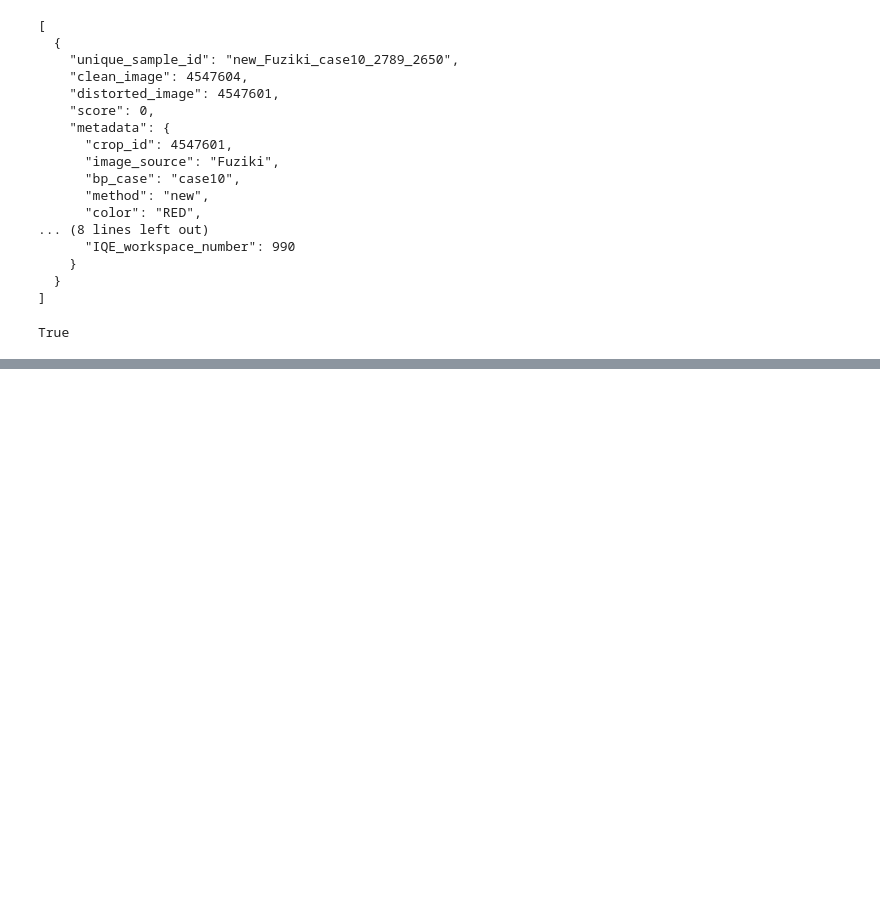
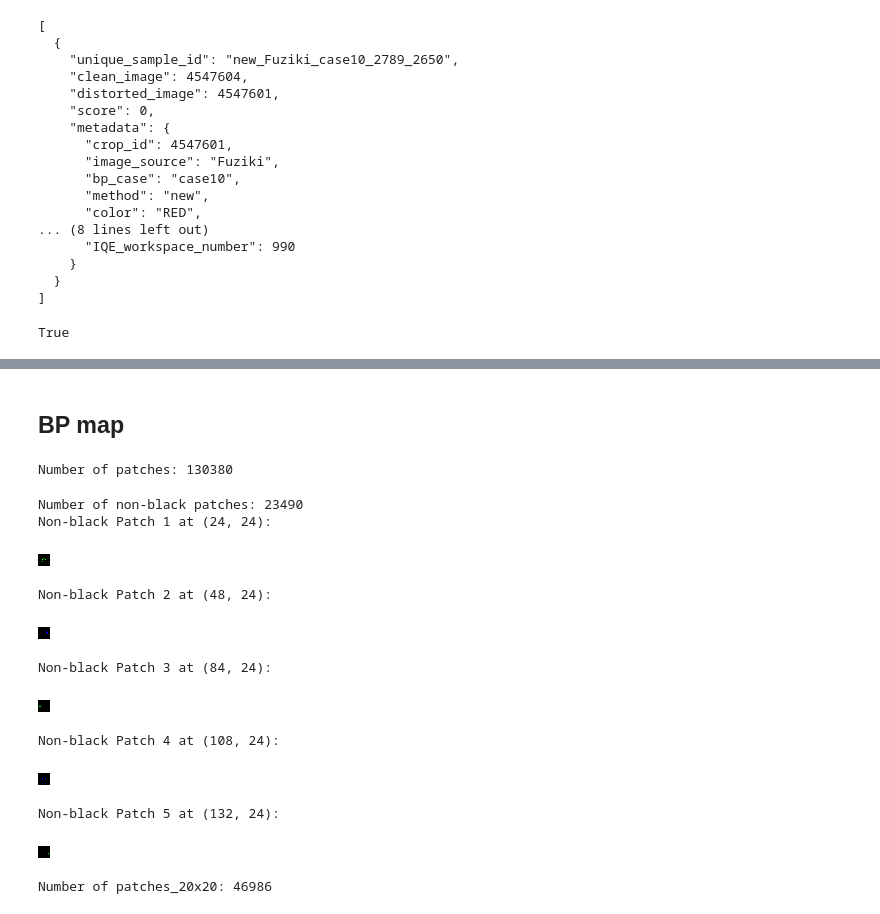
Before and after one commit to HITProjects/PixelQuality, a Jupyter notebook: Samsung/notebooks/make_dataset.ipynb, the cells around one changed output, grey strips where cells are left out. Drawn from its saved outputs; the diff is of its cells as text; code cells hidden in the pictures; blank space fills up the shorter version.

```diff
--- a/Samsung/notebooks/make_dataset.ipynb
+++ b/Samsung/notebooks/make_dataset.ipynb
@@ -420,0 +490,60 @@ Finished copying images.
+# %% [markdown]
+## BP map
+# %%
+path_bp_map = '/content/Fuziki_case1_Regular@bp_map.png'
+
+from PIL import Image, ImageChops
+img_bp_map = Image.open(path_bp_map).convert('RGB')
+# %%
+patch_size = (12, 12)
+img_width, img_height = img_bp_map.size
+
+patches = []
+for i in range(0, img_height, patch_size[1]):
+    for j in range(0, img_width, patch_size[0]):
+        box = (j, i, j + patch_size[0], i + patch_size[1])
+        patch = img_bp_map.crop(box)
+        patches.append(((j, i), patch))
+
+print(f"Number of patches: {len(patches)}")
+# %% [output]
+Number of patches: 130380
+# %%
+non_black_patches = []
+for loc, patch in patches:
+    # Check if the patch is completely black
+    if patch.getbbox(): # This checks if there is any data in the image
+        non_black_patches.append((loc, patch))
+
+print(f"Number of non-black patches: {len(non_black_patches)}")
+
+# Display the first few non-black patches as an example
+for k, (loc, patch) in enumerate(non_black_patches[:5]):
+    print(f"Non-black Patch {k+1} at {loc}:")
+    display(patch)
+# %% [output]
+Number of non-black patches: 23490
+Non-black Patch 1 at (24, 24):
+[figure, added]
+Non-black Patch 2 at (48, 24):
+[figure, added]
+Non-black Patch 3 at (84, 24):
+[figure, added]
+Non-black Patch 4 at (108, 24):
+[figure, added]
+Non-black Patch 5 at (132, 24):
+[figure, added]
+# %%
+patch_size = (20, 20)
+img_width, img_height = img_bp_map.size
+
+patches_20x20 = []
+for i in range(0, img_height, patch_size[1]):
+    for j in range(0, img_width, patch_size[0]):
+        box = (j, i, j + patch_size[0], i + patch_size[1])
+        patch = img_bp_map.crop(box)
+        patches_20x20.append(((j, i), patch))
+
+print(f"Number of patches_20x20: {len(patches_20x20)}")
+# %% [output]
+Number of patches_20x20: 46986
```
Also changed, not shown: parts of 10 cells of this notebook, 3 other files.
